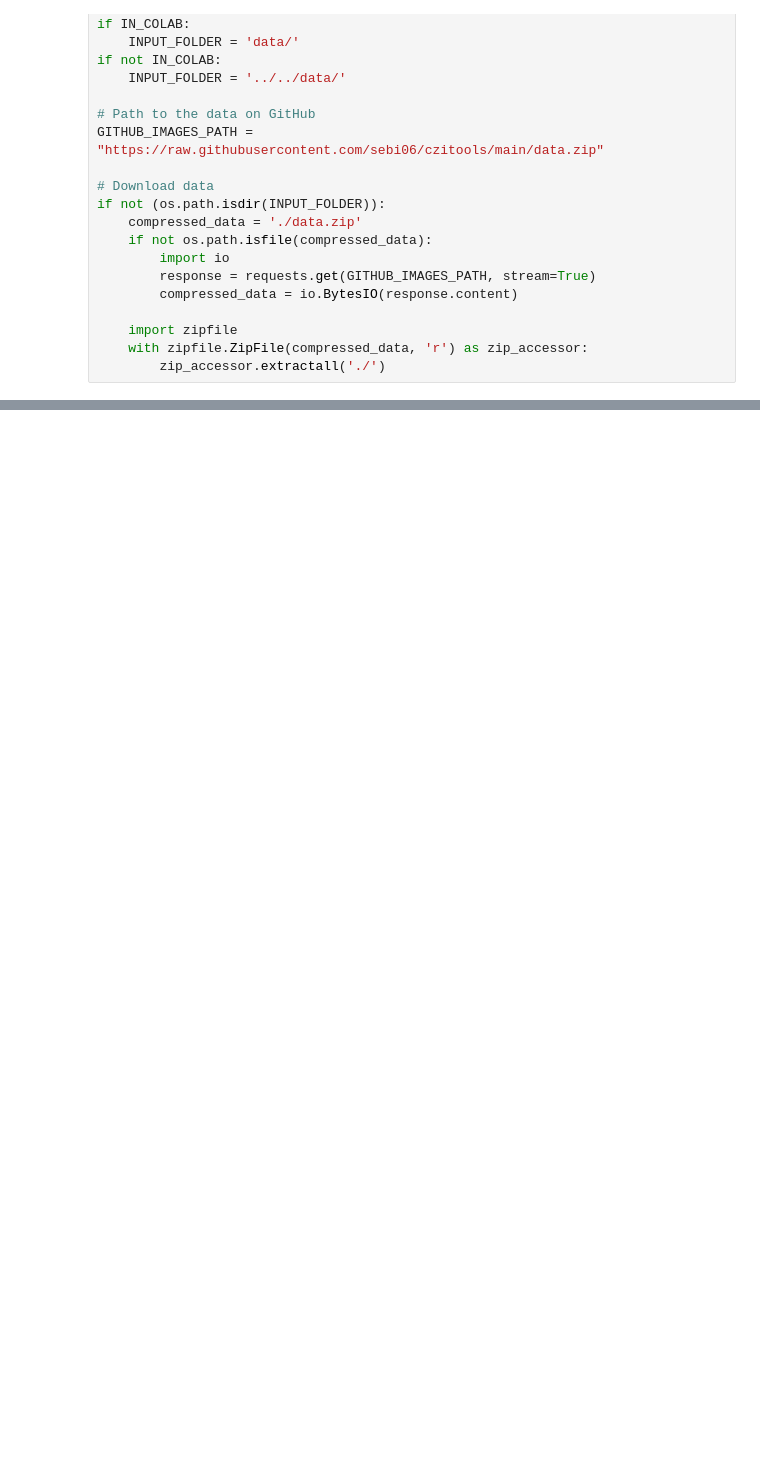
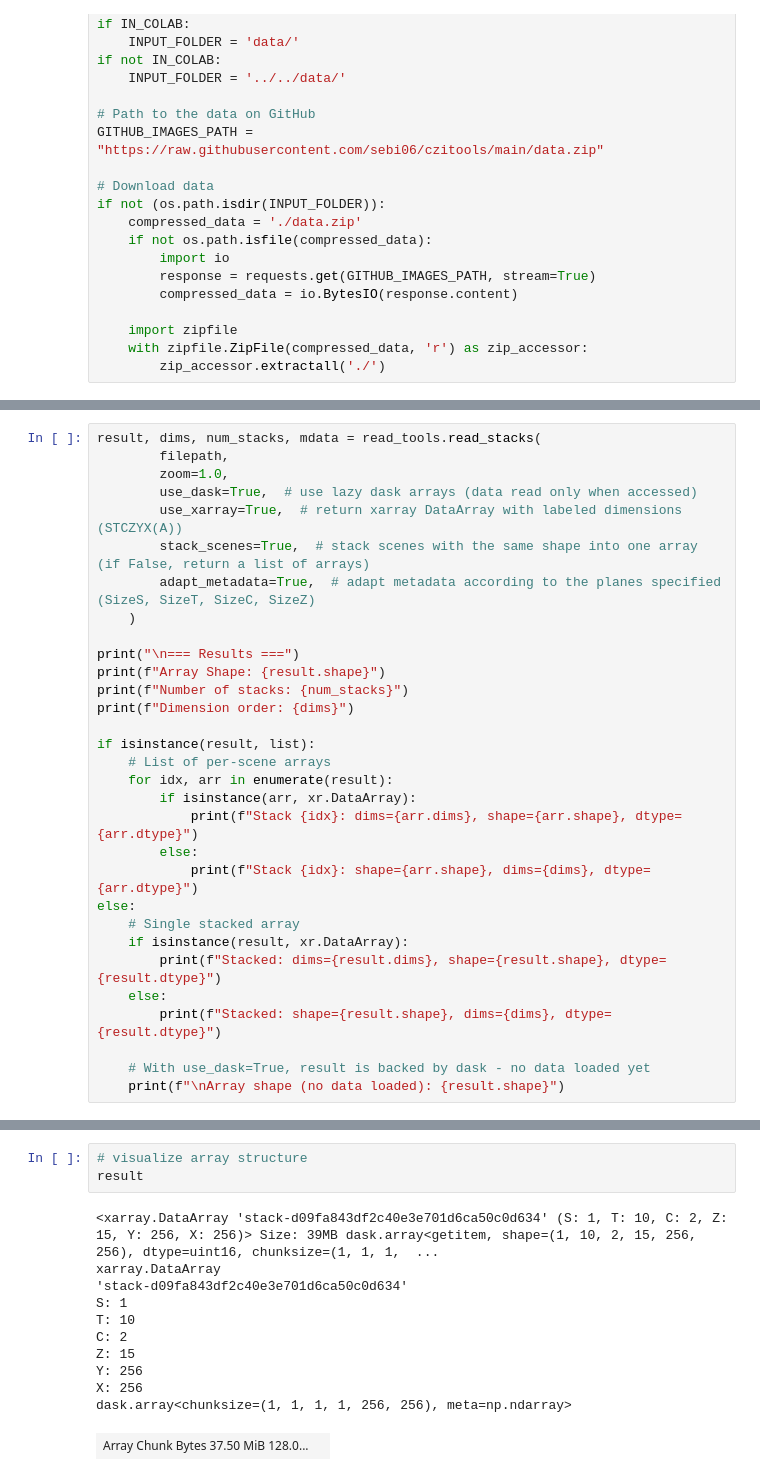
Before and after one commit to sebi06/czitools, a Jupyter notebook: demo/notebooks/read_czi_pixeldata_ndv.ipynb, the cells around one changed output, grey strips where cells are left out. Cells and saved outputs as stored; diff of their text form; blank space fills up the shorter version.

```diff
--- a/demo/notebooks/read_czi_pixeldata_ndv.ipynb
+++ b/demo/notebooks/read_czi_pixeldata_ndv.ipynb
@@ -123,0 +101,31 @@ if not IN_COLAB:
+# %%
+result, dims, num_stacks, mdata = read_tools.read_stacks(
+        filepath,
+        zoom=1.0,
+        use_dask=True,  # use lazy dask arrays (data read only when accessed)
+        use_xarray=True,  # return xarray DataArray with labeled dimensions (STCZYX(A))
+        stack_scenes=True,  # stack scenes with the same shape into one array (if False, return a list of arrays)
+        adapt_metadata=True,  # adapt metadata according to the planes specified (SizeS, SizeT, SizeC, SizeZ)
+    )
+
+print("\n=== Results ===")
+print(f"Array Shape: {result.shape}")
+print(f"Number of stacks: {num_stacks}")
+print(f"Dimension order: {dims}")
+
+if isinstance(result, list):
+    # List of per-scene arrays
+    for idx, arr in enumerate(result):
+        if isinstance(arr, xr.DataArray):
+            print(f"Stack {idx}: dims={arr.dims}, shape={arr.shape}, dtype={arr.dtype}")
+        else:
+            print(f"Stack {idx}: shape={arr.shape}, dims={dims}, dtype={arr.dtype}")
+else:
+    # Single stacked array
+    if isinstance(result, xr.DataArray):
+        print(f"Stacked: dims={result.dims}, shape={result.shape}, dtype={result.dtype}")
+    else:
+        print(f"Stacked: shape={result.shape}, dims={dims}, dtype={result.dtype}")
+
+    # With use_dask=True, result is backed by dask - no data loaded yet
+    print(f"\nArray shape (no data loaded): {result.shape}")
@@ -123,0 +192,15 @@ if not IN_COLAB:
+# %%
+# visualize array structure
+result
+# %% [output]
+<xarray.DataArray 'stack-d09fa843df2c40e3e701d6ca50c0d634' (S: 1, T: 10, C: 2, Z: 15, Y: 256, X: 256)> Size: 39MB dask.array<getitem, shape=(1, 10, 2, 15, 256, 256), dtype=uint16, chunksize=(1, 1, 1,  ...
+xarray.DataArray
+'stack-d09fa843df2c40e3e701d6ca50c0d634'
+S: 1
+T: 10
+C: 2
+Z: 15
+Y: 256
+X: 256
+dask.array<chunksize=(1, 1, 1, 1, 256, 256), meta=np.ndarray>
+| Array Chunk Bytes 37.50 MiB 128.0... |  |
```
Also changed, not shown: parts of 10 cells of this notebook, 3 other files.
